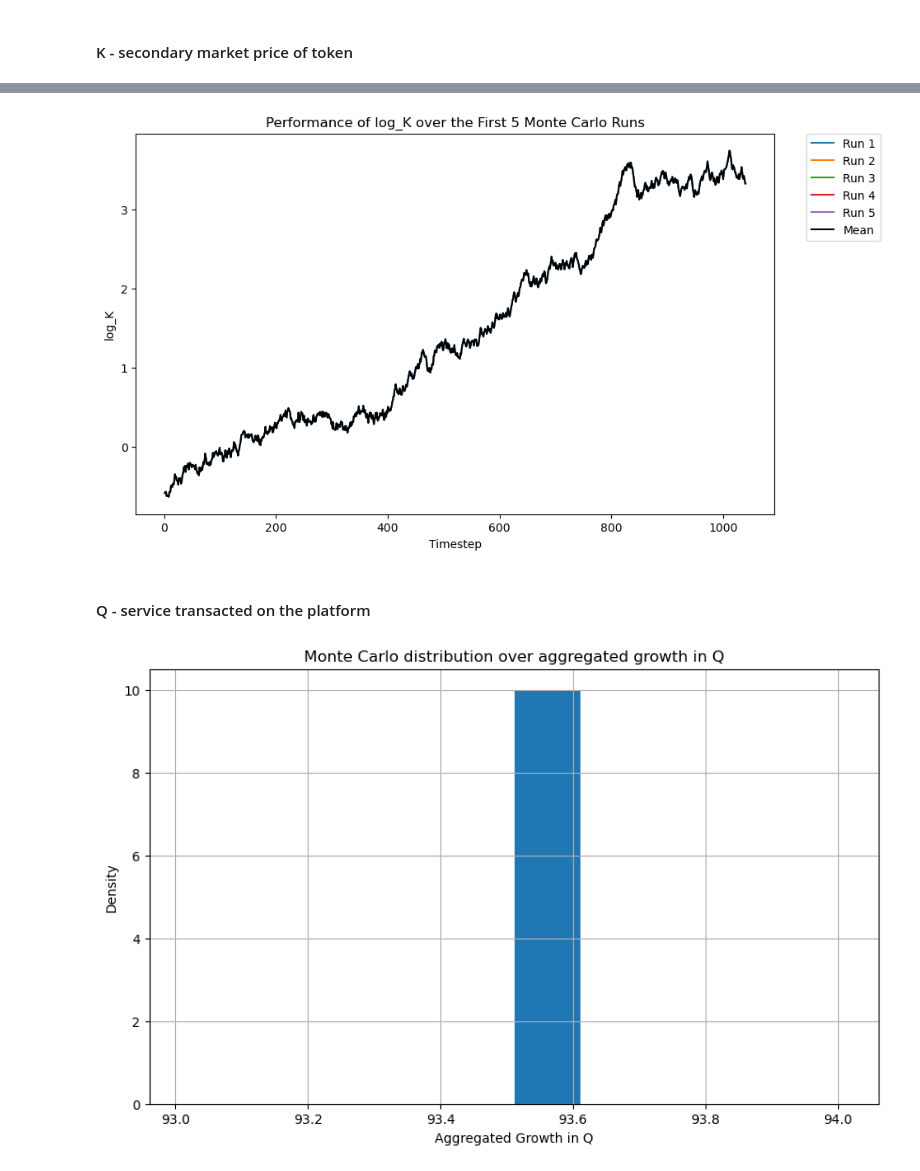
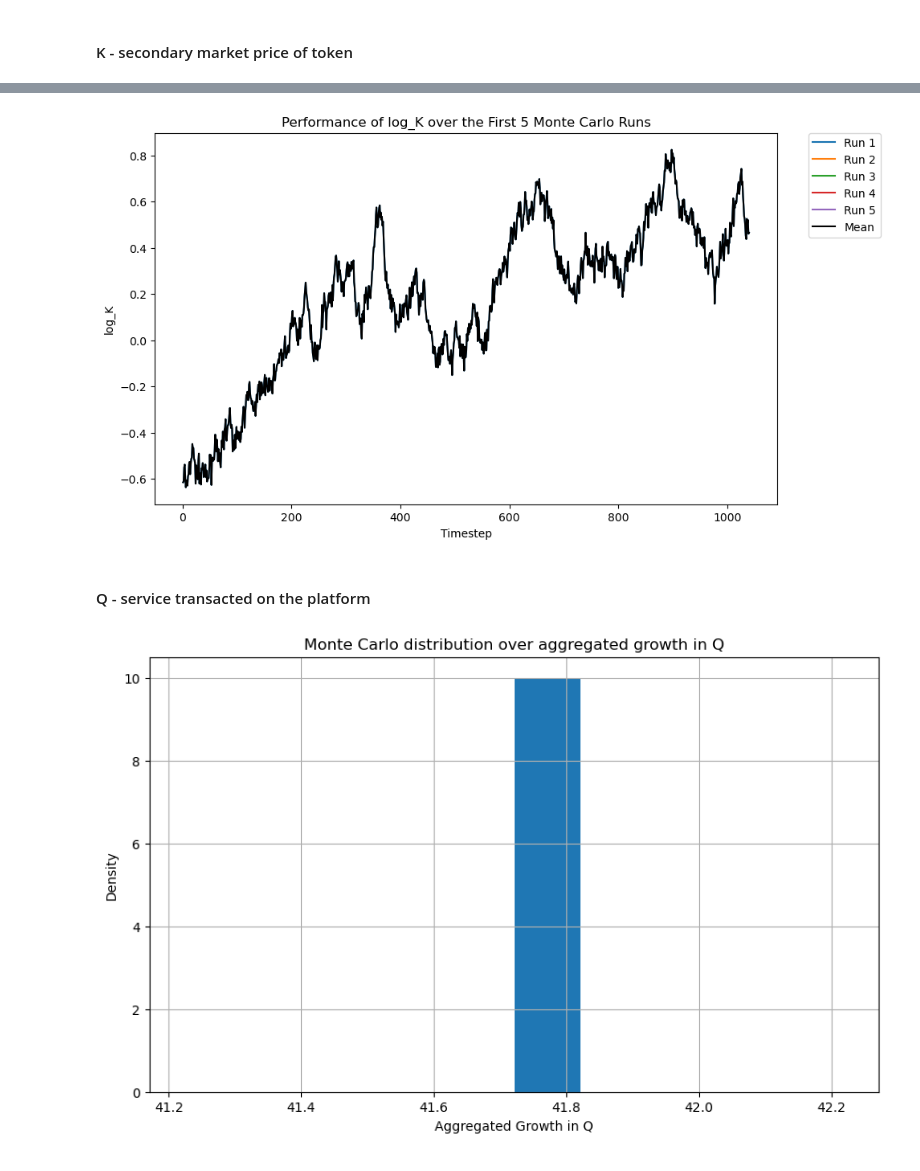
Before and after one commit to danlessa/ans, a Jupyter notebook: ANS Paper Smooth.ipynb, the cells around one changed output, grey strips where cells are left out. Drawn from its saved outputs; the diff is of its cells as text; code cells hidden in the pictures.

```diff
--- a/ANS Paper Smooth.ipynb
+++ b/ANS Paper Smooth.ipynb
@@ -83,7 +83,7 @@ mean_df = num_df.groupby(aggregate_dimension).mean().reset_index()
 median_df = num_df.groupby(aggregate_dimension).median().reset_index()
 std_df = num_df.groupby(aggregate_dimension).std().reset_index()
 min_df = num_df.groupby(aggregate_dimension).min().reset_index()
-df.rename(columns={'weeks': "timestep"}, inplace=True)
+num_df.rename(columns={'weeks': "timestep"}, inplace=True)
 # %% [markdown]
 ### Simulation - simple exponential decay block rewards
 # %%
@@ -104,19 +104,19 @@ plt.show()
 # %%
 first_five_plot(num_df, 'log_K')
 # %% [output]
-[figure, old version]
+[figure, new version]
 # %% [markdown]
 #### Q - service transacted on the platform
 # %%
-terminal_Q = df.groupby('run').last().reset_index()['Q']
-initial_Q = df.groupby('run').first().reset_index()['Q']
+terminal_Q = num_df.groupby('run').last().reset_index()['Q']
+initial_Q = num_df.groupby('run').first().reset_index()['Q']
 normalized_Q = terminal_Q / initial_Q
 plt.figure(figsize=(10, 6))
 normalized_Q.hist(density=True)
 sns.kdeplot(normalized_Q)
 plt.xlabel('Aggregated Growth in Q')
 title_text = 'Monte Carlo distribution over aggregated growth in Q'
 plt.title(title_text)
 plt.show()
 # %% [output]
-[figure, old version]
+[figure, new version]
```
Also changed, not shown: parts of 2 cells of this notebook, 2 other files.
